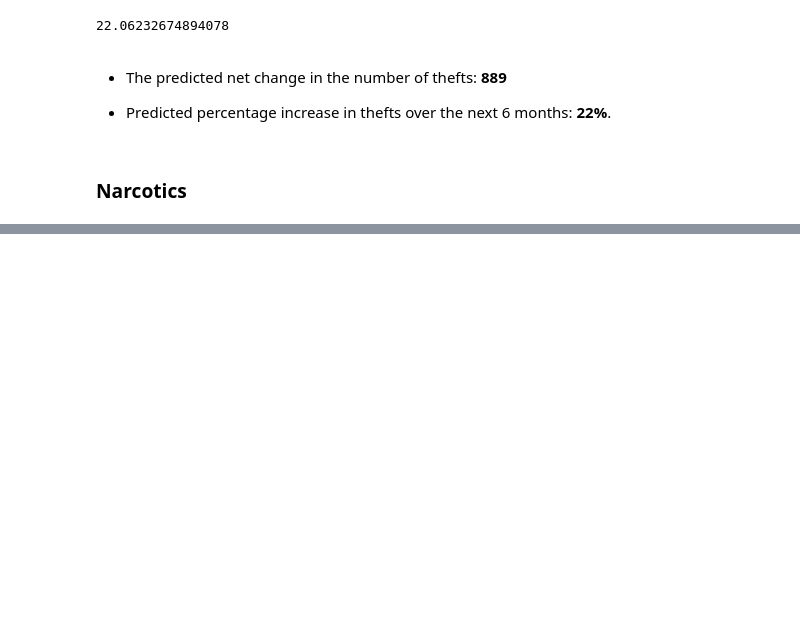
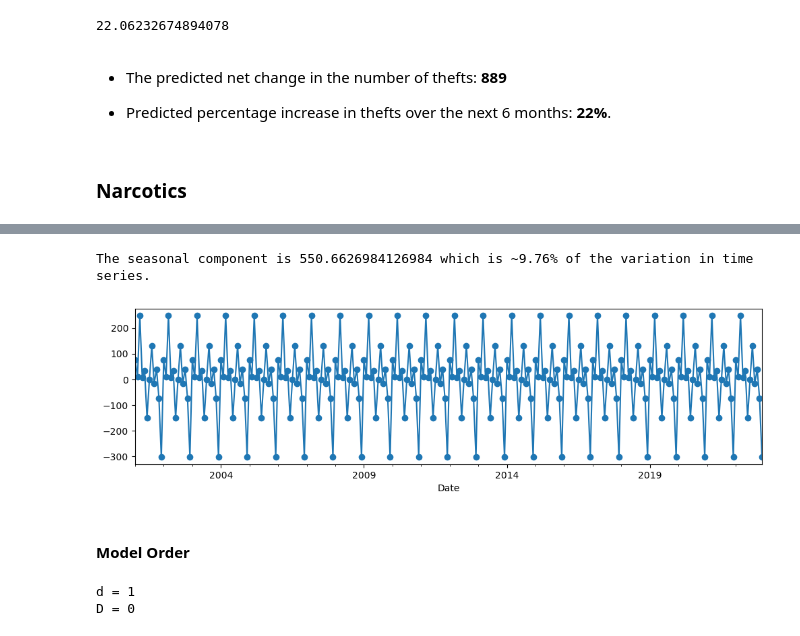
Before and after one commit to Gondram/Chicago-Crime, a Jupyter notebook: Project 3 Part 2.ipynb, the cells around one changed output, grey strips where cells are left out. Drawn from its saved outputs; the diff is of its cells as text; code cells hidden in the pictures; blank space fills up the shorter version.

```diff
--- a/Project 3 Part 2.ipynb
+++ b/Project 3 Part 2.ipynb
@@ -948,0 +1001,26 @@ perc_change
+# %%
+tmax = narc.max()
+tmin = narc.min()
+seasonal_delta = decomp.seasonal.max() - decomp.seasonal.min()
+tper = seasonal_delta/(tmax-tmin) * 100
+
+print(f"The seasonal component is {seasonal_delta} which is ~{tper:.2f}% of the variation in time series.")
+# %% [output]
+The seasonal component is 550.6626984126984 which is ~9.76% of the variation in time series.
+# %%
+seasonal = decomp.seasonal
+ax = seasonal.plot(marker = 'o')
+# %% [output]
+[figure, added]
+# %% [markdown]
+#### Model Order
+# %%
+# determine d
+d = ndiffs(narc)
+print (f'd = {d}')
+# Determine D
+D = nsdiffs(narc, m =12)
+print(f'D = {D}')
+# %% [output]
+d = 1
+D = 0
```
Also changed, not shown: parts of 45 cells of this notebook.
